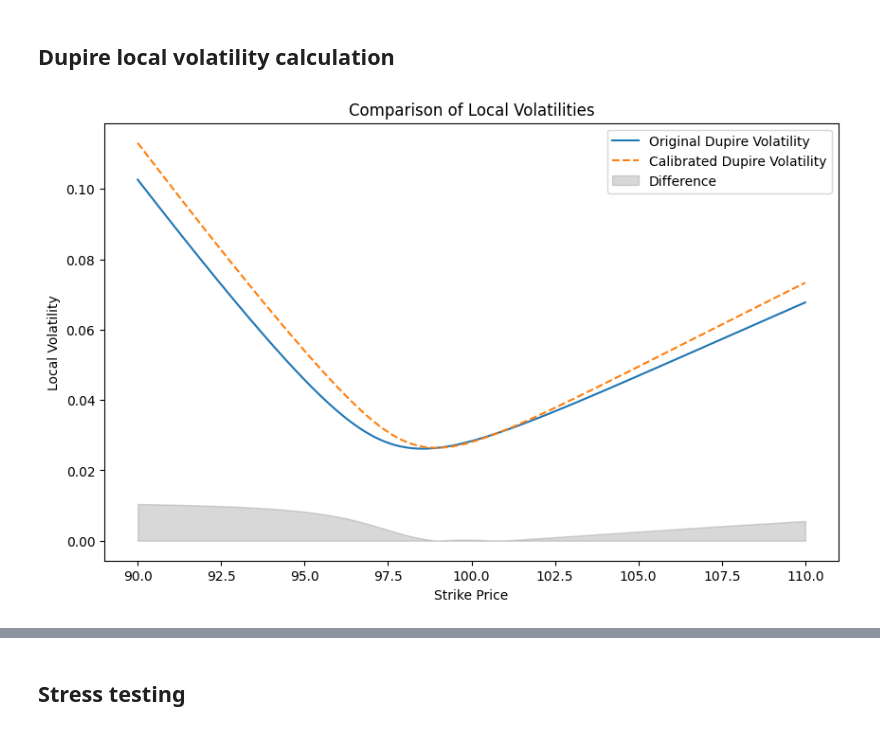
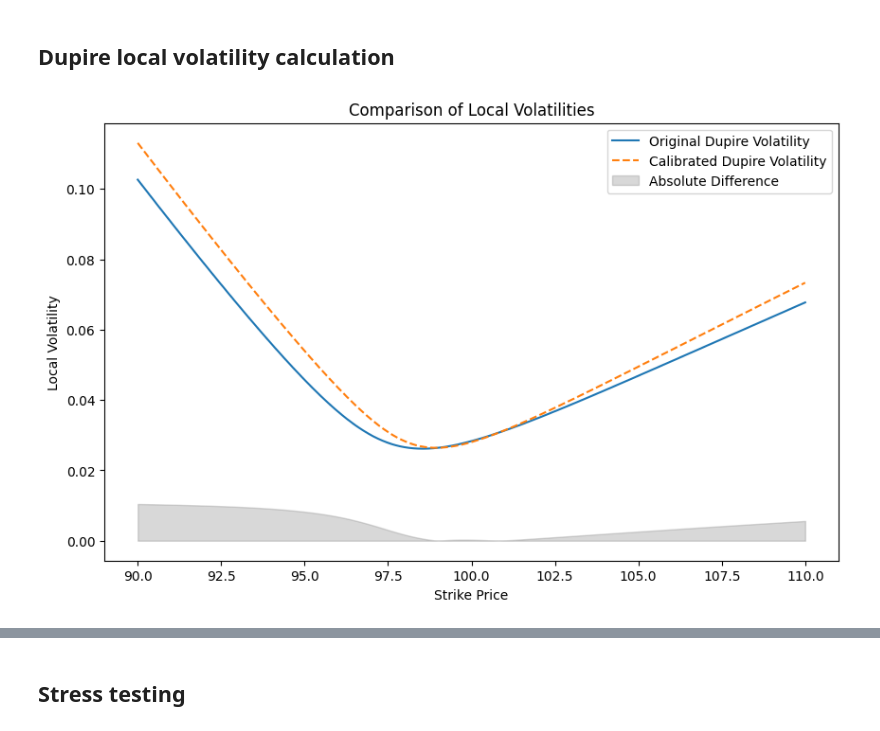
Before and after one commit to Sammas41/Model-Calibration-Project, a Jupyter notebook: Model Calibration final project.ipynb, the cells around one changed output, grey strips where cells are left out. Cells and saved outputs as stored; diff of their text form; code cells hidden in the pictures.

```diff
--- a/Model Calibration final project.ipynb
+++ b/Model Calibration final project.ipynb
@@ -348,22 +348,23 @@ plt.show()
 # %%
 calibrated_SVI_implied_vols = [np.sqrt(SVI_func(np.log(k / spot), calibrated_par)) for k in strike_grid]
 
 calibrated_dupire_vols = []
 for i in range(len(strike_grid)):
     opt_par = BS_price(spot, strike_grid[i], 1, risk_free_rate, calibrated_SVI_implied_vols[i])
     vol = Dupire_vol(strike_grid[i], risk_free_rate, opt_par["theta"], opt_par["dual delta"], opt_par["dual gamma"])
     calibrated_dupire_vols.append(vol)
 
-vol_diff = [abs(orig - cal) for orig, cal in zip(dupire_vols, calibrated_dupire_vols)]
+vol_diff = [cal - orig for orig, cal in zip(dupire_vols, calibrated_dupire_vols)]
+abs_vol_diff = [abs(dif) for dif in vol_diff]
 
 plt.figure(figsize=(10, 6))
 plt.plot(strike_grid, dupire_vols, label="Original Dupire Volatility")
 plt.plot(strike_grid, calibrated_dupire_vols, label="Calibrated Dupire Volatility", linestyle='--')
-plt.fill_between(strike_grid, 0, vol_diff, color='gray', alpha=0.3, label="Difference")
+plt.fill_between(strike_grid, 0, abs_vol_diff, color='gray', alpha=0.3, label="Absolute Difference")
 plt.xlabel("Strike Price")
 plt.ylabel("Local Volatility")
 plt.title("Comparison of Local Volatilities")
 plt.legend()
 plt.show()
 # %% [output]
-[figure, old version]
+[figure, new version]
```
Also changed, not shown: parts of 4 cells of this notebook.
